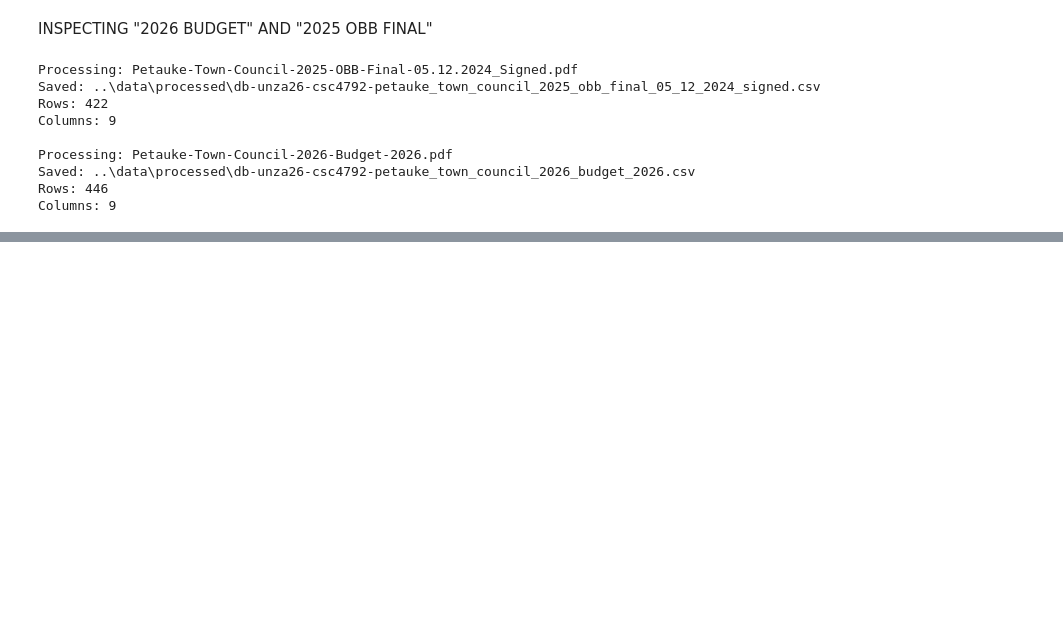
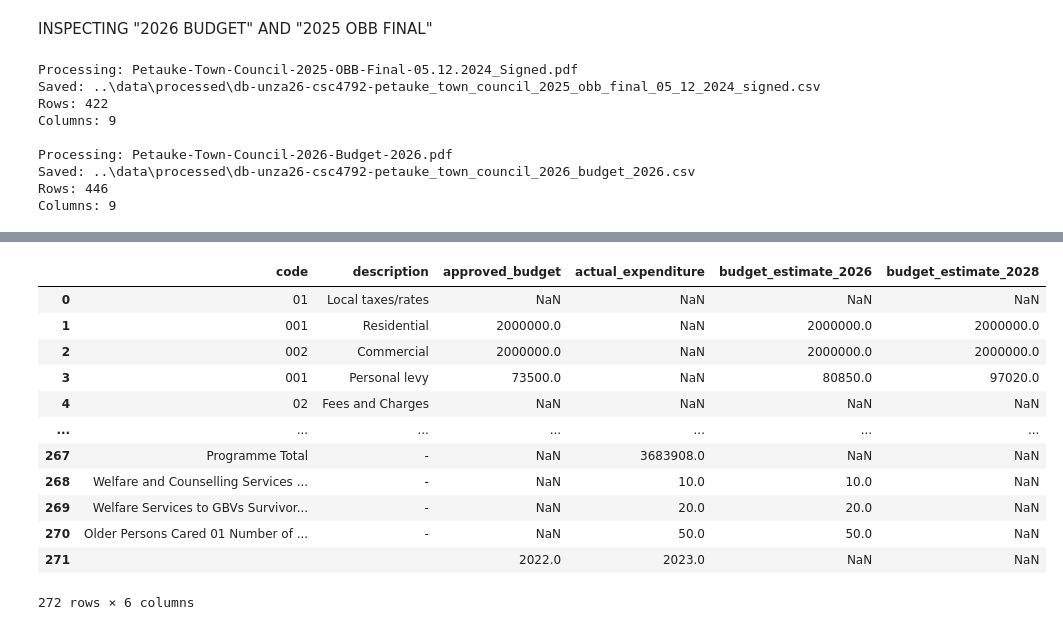
Before and after one commit to blessing-dube73/project_team_31, a Jupyter notebook: notebooks/unza26-csc4792-petauke-council.ipynb, the cells around one changed output, grey strips where cells are left out. Saved outputs shown, nothing was run; the diff lists cells and outputs as text; code cells hidden in the pictures; blank space fills up the shorter version.

```diff
--- a/notebooks/unza26-csc4792-petauke-council.ipynb
+++ b/notebooks/unza26-csc4792-petauke-council.ipynb
@@ -2572,0 +311,55 @@ Summary: 33 / 34 checks passed
+# %%
+obb_clean_dataset = obb_dataset.copy()
+# %%
+obb_clean_dataset = obb_clean_dataset[
+    ~obb_clean_dataset["description"].str.contains(
+        "SubItem Total|Key Outputs|Geographic Location|Animal Health Extension",
+        case=False,
+        na=False,
+    )
+]
+obb_clean_dataset = obb_clean_dataset[
+    ~obb_clean_dataset["code"].str.contains(
+        "Cash for Work|Functional Literacy", case=False, na=False
+    )
+]
+# %%
+budget_cols = [
+    "approved_budget",
+    "actual_expenditure",
+    "budget_estimate_2026",
+    "budget_estimate_2028",
+]
+
+for col in budget_cols:
+    # Replace dashes, empty strings, and spaces with NaN
+    obb_clean_dataset[col] = (
+        obb_clean_dataset[col]
+        .astype(str)
+        .str.replace(",", "")
+        .str.replace(r"^\s*-\s*$", "", regex=True)
+        .str.strip()
+    )
+    obb_clean_dataset[col] = pd.to_numeric(obb_clean_dataset[col], errors="coerce")
+
+# 3. Clean Budget Codes
+obb_clean_dataset["code"] = obb_clean_dataset["code"].astype(str).str.strip()
+
+# Drop rows where description or code is entirely empty
+obb_clean_dataset = obb_clean_dataset.dropna(subset=["description"]).reset_index(drop=True)
+# %%
+obb_clean_dataset
+# %% [output]
+|  | code | description | approved_budget | actual_expenditure | budget_estimate_2026 | budget_estimate_2028 |
+| 0 | 01 | Local taxes/rates | NaN | NaN | NaN | NaN |
+| 1 | 001 | Residential | 2000000.0 | NaN | 2000000.0 | 2000000.0 |
+| 2 | 002 | Commercial | 2000000.0 | NaN | 2000000.0 | 2000000.0 |
+| 3 | 001 | Personal levy | 73500.0 | NaN | 80850.0 | 97020.0 |
+| 4 | 02 | Fees and Charges | NaN | NaN | NaN | NaN |
+| ... | ... | ... | ... | ... | ... | ... |
+| 267 | Programme Total | - | NaN | 3683908.0 | NaN | NaN |
+| 268 | Welfare and Counselling Services ... | - | NaN | 10.0 | 10.0 | NaN |
+| 269 | Welfare Services to GBVs Survivor... | - | NaN | 20.0 | 20.0 | NaN |
+| 270 | Older Persons Cared 01 Number of ... | - | NaN | 50.0 | 50.0 | NaN |
+| 271 |  |  | 2022.0 | 2023.0 | NaN | NaN |
+272 rows × 6 columns
```
Also changed, not shown: parts of 129 cells of this notebook.
